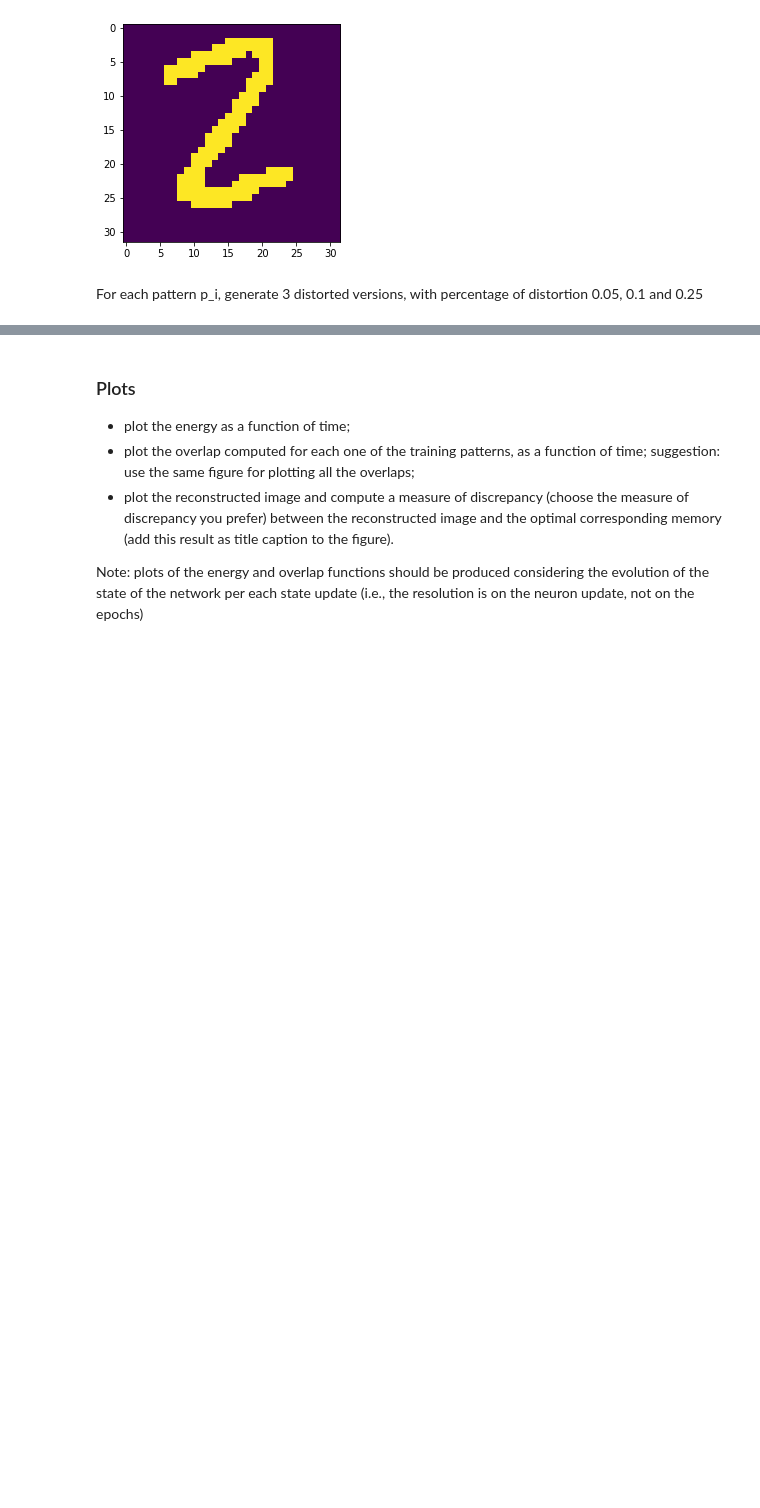
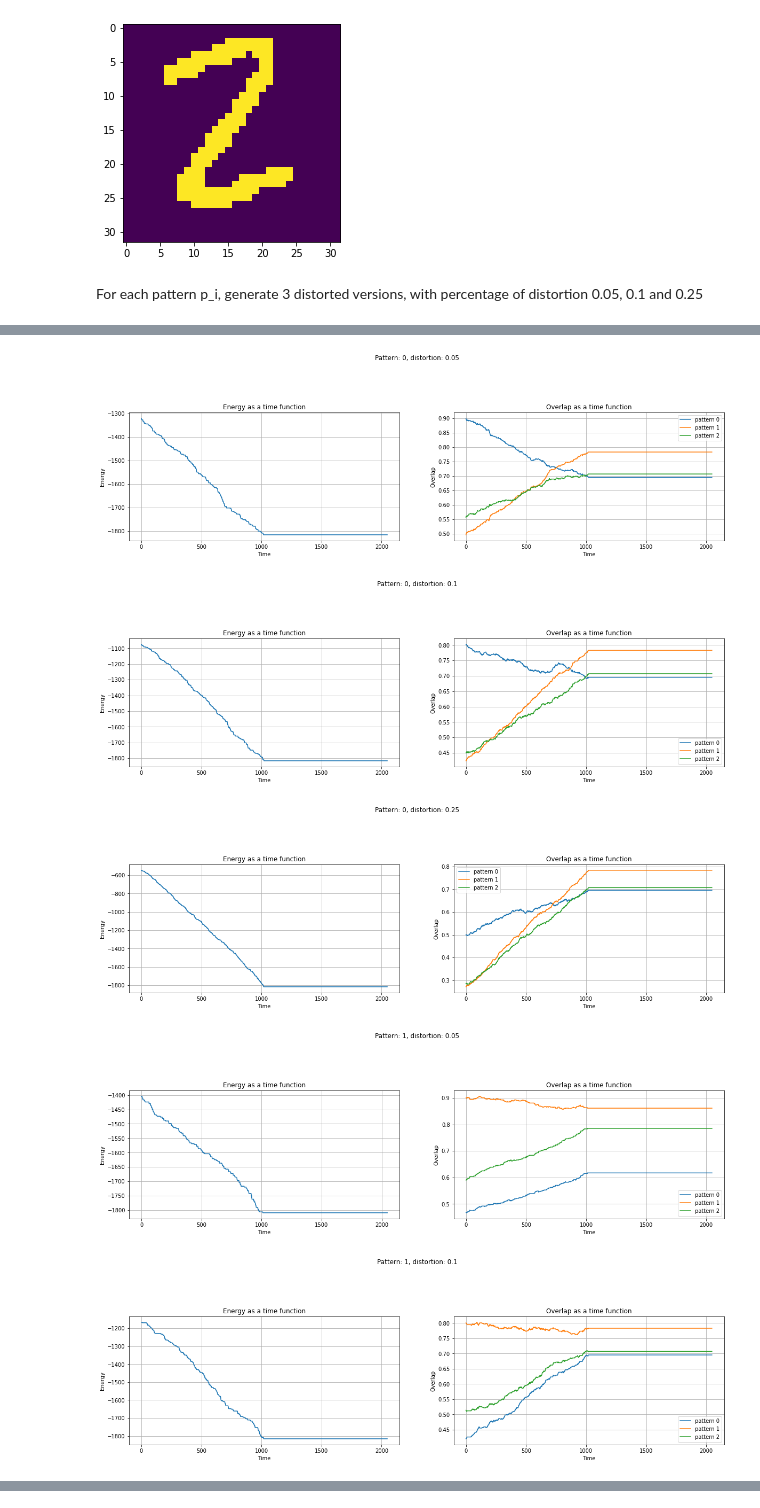
Before and after one commit to francescapoli98/computational-neuroscience, a Jupyter notebook: LAB2_2/hopfield_network.ipynb, the cells around one changed output, grey strips where cells are left out. Cells and saved outputs as stored; diff of their text form; code cells hidden in the pictures; blank space fills up the shorter version.

```diff
--- a/LAB2_2/hopfield_network.ipynb
+++ b/LAB2_2/hopfield_network.ipynb
@@ -78,5 +69,5 @@ dist_img # 3 patterns x 3 distortion values
 # %%
-for img in dist_img:
-    plt.figure()
-    img = img.reshape(32, 32)
-    plt.imshow(img.T, vmin=-1, vmax=1)
+# for img in dist_img:
+#     plt.figure()
+#     img = img[0].reshape(32, 32)
+#     plt.imshow(img.T, vmin=-1, vmax=1)
@@ -106,0 +162,28 @@ for img in dist_img:
+# %%
+distortion = [0.05, 0.1, 0.25]
+pindex=0
+# print(f'patterns: {len(patterns)}')
+for p in patterns:
+    # p_history={}
+    for d in distortion:
+        # print(f'Pattern: {pindex}, distortion: {d}')
+
+        img=distort_image(p, d)
+        # pltimg=img.reshape(32, 32).T
+        # plt.figure()
+        # plt.imshow(pltimg, vmin=-1, vmax=1)
+
+        best_bias, results = grid_search(img, patterns, bias_values)
+
+        hf = Hopfield(img, patterns, best_bias)
+        overlaps, energies, states = hf()
+        hf_plot(states, energies, overlaps, f'Pattern: {pindex}, distortion: {d}')
+
+        # reconstruction_plot()   ### TO DO
+    pindex+=1
+# %% [output]
+[figure, added]
+[figure, added]
+[figure, added]
+[figure, added]
+[figure, added]
@@ -113,7 +204,0 @@ for img in dist_img:
-# %% [markdown]
-### Plots
-- plot the energy as a function of time;
-- plot the overlap computed for each one of the training patterns, as a function of time; suggestion: use the same figure for plotting all the overlaps;
-- plot the reconstructed image and compute a measure of discrepancy (choose the measure of discrepancy you prefer) between the reconstructed image and the optimal corresponding memory (add this result as title caption to the figure).
-
-Note: plots of the energy and overlap functions should be produced considering the evolution of the state of the network per each state update (i.e., the resolution is on the neuron update, not on the epochs)
```
Also changed, not shown: parts of 12 cells of this notebook, 4 other files.
